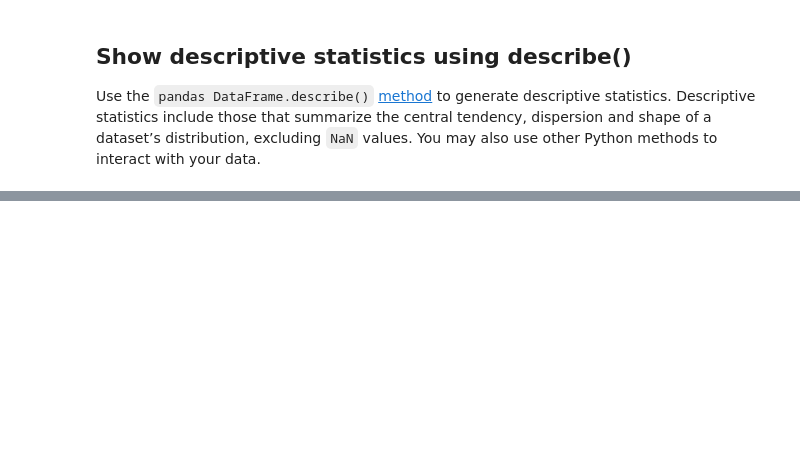
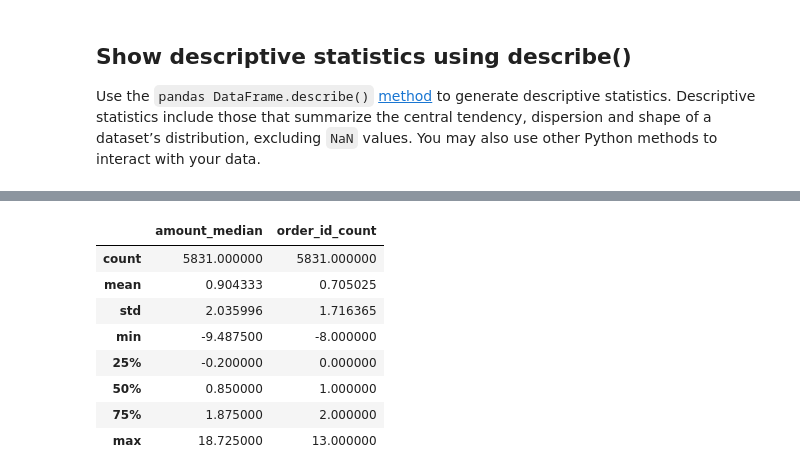
Before and after one commit to ADionysopoulos/efood_assesment, a Jupyter notebook: BigQuery_bquxjob_4268ce04_18b9ad7f5ea.ipynb, the cells around one changed output, grey strips where cells are left out. Saved outputs shown, nothing was run; the diff lists cells and outputs as text; code cells hidden in the pictures; blank space fills up the shorter version.

```diff
--- a/BigQuery_bquxjob_4268ce04_18b9ad7f5ea.ipynb
+++ b/BigQuery_bquxjob_4268ce04_18b9ad7f5ea.ipynb
@@ -88,3 +82,4 @@ for i in coupon_effect.reset_index()["user_id"].unique():
 extended_coupon_effect =pd.DataFrame(columns = coupon_effect.columns)
 extended_coupon_effect["user_id"] = df_index_user_id
 extended_coupon_effect["order_timestamp_day"] = df_index_day
+extended_coupon_effect = extended_coupon_effect.set_index(["user_id", "order_timestamp_day"])
@@ -90,0 +90,52 @@ extended_coupon_effect["order_timestamp_day"] = df_index_day
+# %%
+A = extended_coupon_effect.reset_index()
+events = A.loc[A["coupon event"], ["user_id", "order_timestamp_day","coupon event"]]
+
+coupon_case_bef_df = pd.DataFrame(columns = extended_coupon_effect.columns)
+coupon_case_after_df = pd.DataFrame(columns = extended_coupon_effect.columns)
+
+coupon_case = 0
+coupon_window = 3
+
+extended_coupon_effect["Aggr_coupon_team_bef"] = np.nan
+extended_coupon_effect["Aggr_coupon_team_aft"] = np.nan
+
+for index, row in events.iterrows():
+
+  user_id = row["user_id"]
+  coupon_day = row["order_timestamp_day"]
+
+  if (coupon_day - coupon_window  in range(results_init["order_timestamp_day"].unique().min(), results_init["order_timestamp_day"].unique().max()+1)) & ((coupon_day + coupon_window  in range(results_init["order_timestamp_day"].unique().min(), results_init["order_timestamp_day"].unique().max()+1))):
+
+    index_prev= []
+
+    for k in range(coupon_day - coupon_window, coupon_day):
+      index_prev.append([user_id, k])
+
+    index_after= []
+
+    for k in range(coupon_day + 1, coupon_day + coupon_window + 1):
+      index_after.append([user_id, k])
+
+    if (extended_coupon_effect.loc[index_prev, "Aggr_coupon_team_bef"].fillna(0).sum() == 0) & (extended_coupon_effect.loc[index_after, "Aggr_coupon_team_aft"].fillna(0).sum() == 0):
+      extended_coupon_effect.loc[index_prev, "Aggr_coupon_team_bef"] = coupon_case
+      extended_coupon_effect.loc[index_after, "Aggr_coupon_team_aft"] = coupon_case
+
+    coupon_case +=1
+# %%
+A1 = pd.pivot_table(extended_coupon_effect, index = "Aggr_coupon_team_bef", values= ['amount_median', "order_id_count"], aggfunc = {"amount_median":np.mean, "order_id_count": "sum"})
+A2 = pd.pivot_table(extended_coupon_effect, index = "Aggr_coupon_team_aft", values= ['amount_median', "order_id_count"], aggfunc = {"amount_median":np.mean, "order_id_count": "sum"})
+# %%
+A1.columns
+diffs = A2 - A1
+diffs.describe()
+# %% [output]
+|  | amount_median | order_id_count |
+| count | 5831.000000 | 5831.000000 |
+| mean | 0.904333 | 0.705025 |
+| std | 2.035996 | 1.716365 |
+| min | -9.487500 | -8.000000 |
+| 25% | -0.200000 | 0.000000 |
+| 50% | 0.850000 | 1.000000 |
+| 75% | 1.875000 | 2.000000 |
+| max | 18.725000 | 13.000000 |
```
Also changed, not shown: parts of 10 cells of this notebook.
